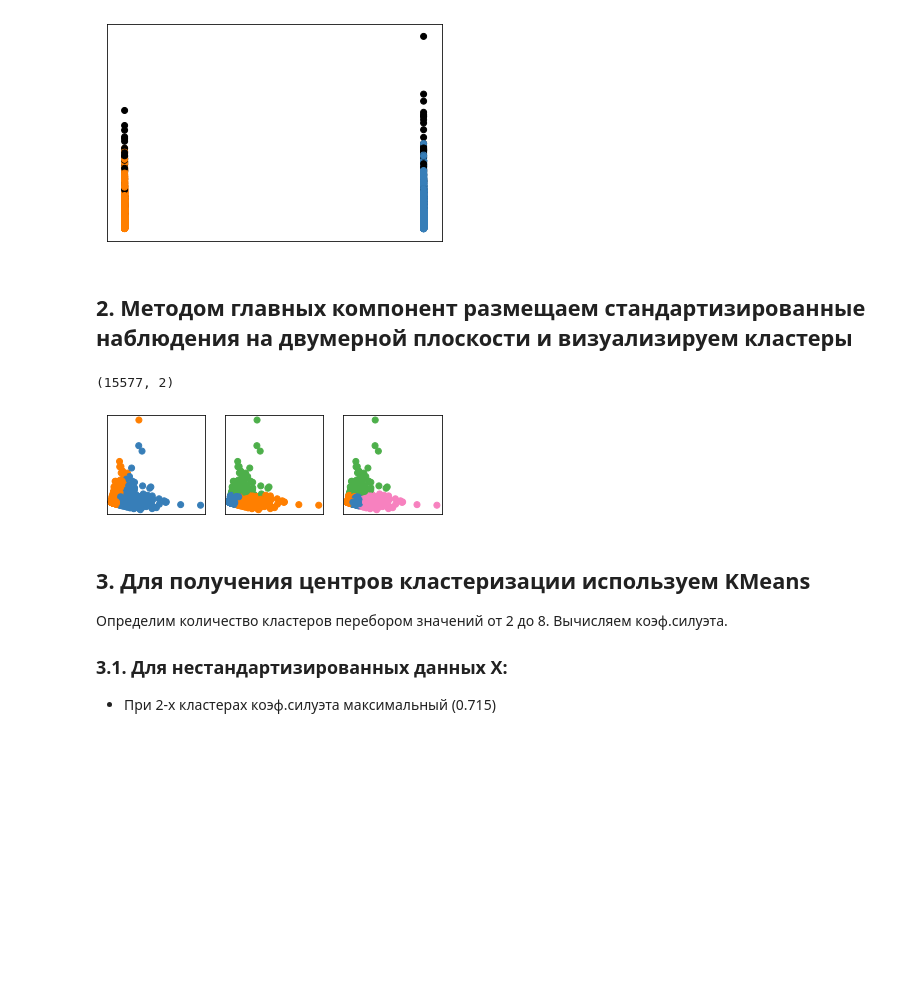
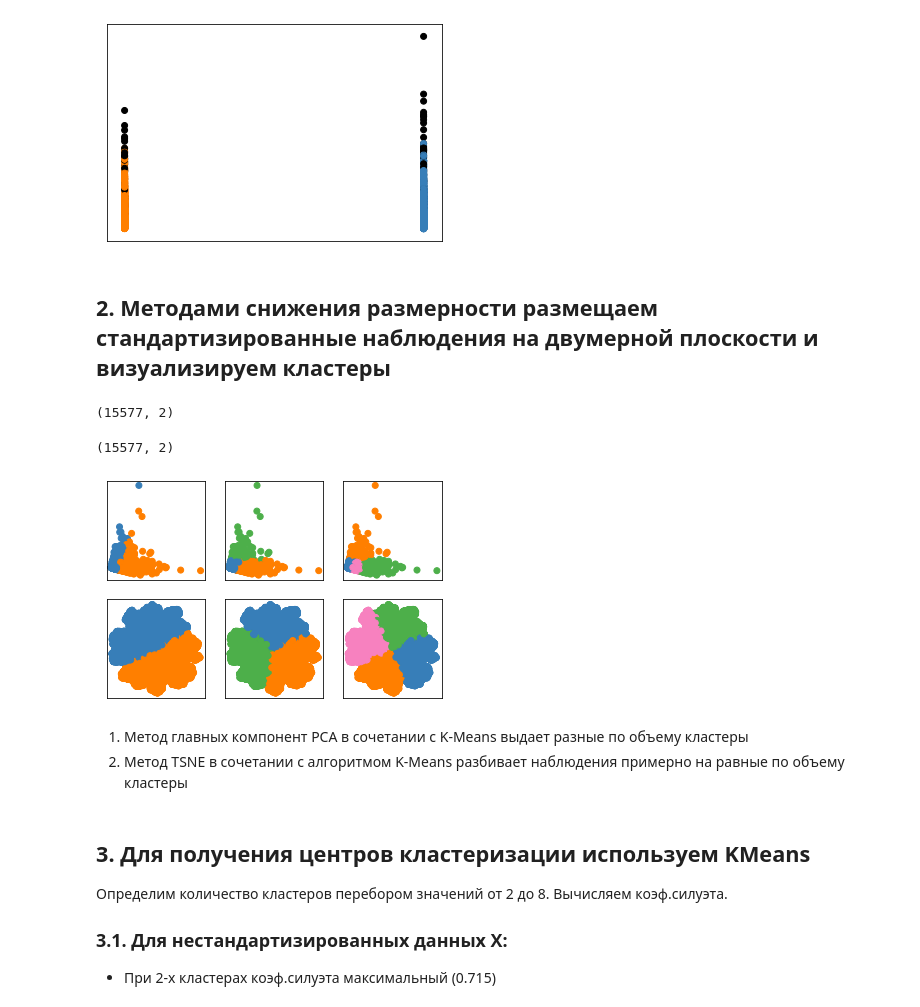
Before and after one commit to Viktoriia2020/Viktoriia, a Jupyter notebook: 2Кластеризация.ipynb, the cells around one changed output. Drawn from its saved outputs; the diff is of its cells as text; code cells hidden in the pictures; blank space fills up the shorter version.

```diff
--- a/2Кластеризация.ipynb
+++ b/2Кластеризация.ipynb
@@ -134,34 +135,44 @@ plt.scatter(X2[:, 0], X2[:, 1], color=colors[y_pred])
 <matplotlib.collections.PathCollection at 0x...>
 [figure]
 # %% [markdown]
-## 2. Методом главных компонент размещаем стандартизированные наблюдения на двумерной плоскости и визуализируем кластеры
+## 2. Методами снижения размерности размещаем стандартизированные наблюдения на двумерной плоскости и визуализируем кластеры
 # %%
 pca = PCA(n_components = 2)
 dec = pca.fit_transform(X1)
+dec.shape
+# %% [output]
+(15577, 2)
-# %%
-dec.shape
-# %% [output]
-(15577, 2)
+# %%
+X_embedded = TSNE(n_components=2).fit_transform(X1)
+X_embedded.shape
+# %% [output]
+(15577, 2)
 # %%
 # создаём массив пар – датасета и соответствующих для него параметров алгоритма
 datasets_params_list = [
     (dec, {'n_clusters': 2}),
     (dec, {'n_clusters': 3}),
-    (dec, {'n_clusters': 4})]
+    (dec, {'n_clusters': 4}),
+    (X_embedded, {'n_clusters': 2}),
+    (X_embedded, {'n_clusters': 3}),
+    (X_embedded, {'n_clusters': 4})]
 
 for i, (X, k_means_params) in enumerate(datasets_params_list, start=1):
     X = StandardScaler().fit_transform(X)
     k_means = KMeans(n_clusters=k_means_params['n_clusters'])
 
     k_means.fit(X)
     y_pred = k_means.labels_.astype(np.int)
 
     plt.subplot(f'23{i}')
     plt.xticks([]); plt.yticks([])
     colors = np.array(list(islice(cycle(['#377eb8', '#ff7f00', '#4daf4a',
                                          '#f781bf', '#a65628', '#984ea3',
                                          '#999999', '#e41a1c', '#dede00']),
                                   int(max(y_pred) + 1))))
     plt.scatter(X[:, 0], X[:, 1], color=colors[y_pred])
 # %% [output]
-[figure, old version]
+[figure, new version]
+# %% [markdown]
+1. Метод главных компонент PCA в сочетании с K-Means выдает разные по объему кластеры
+2. Метод TSNE в сочетании с алгоритмом K-Means разбивает наблюдения примерно на равные по объему кластеры
```
Also changed, not shown: parts of 10 cells of this notebook.
